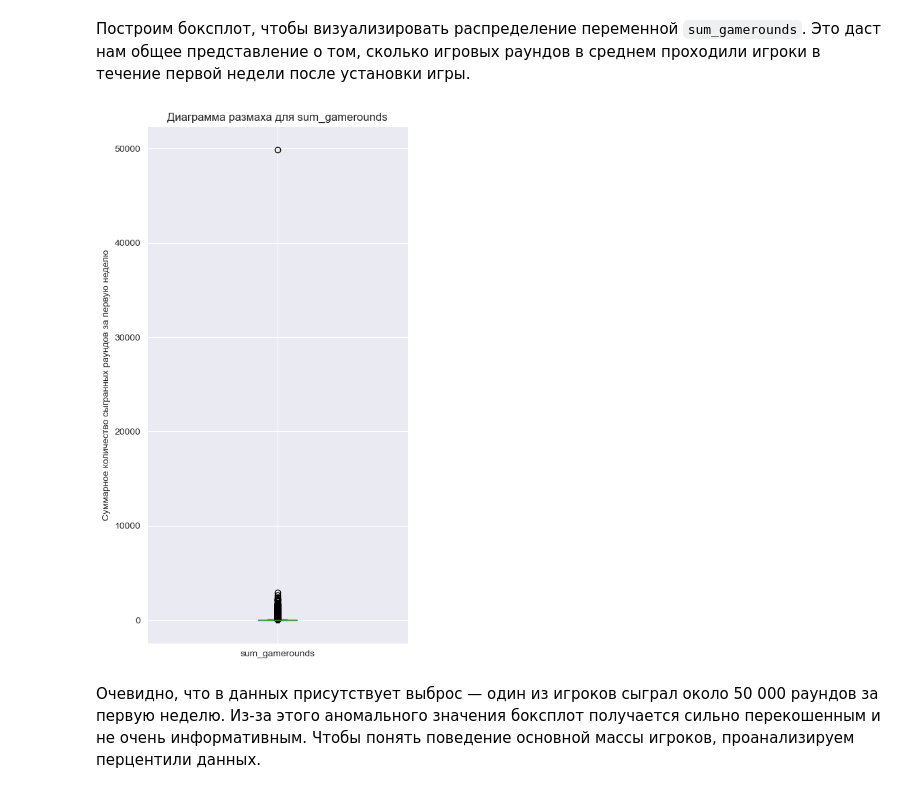
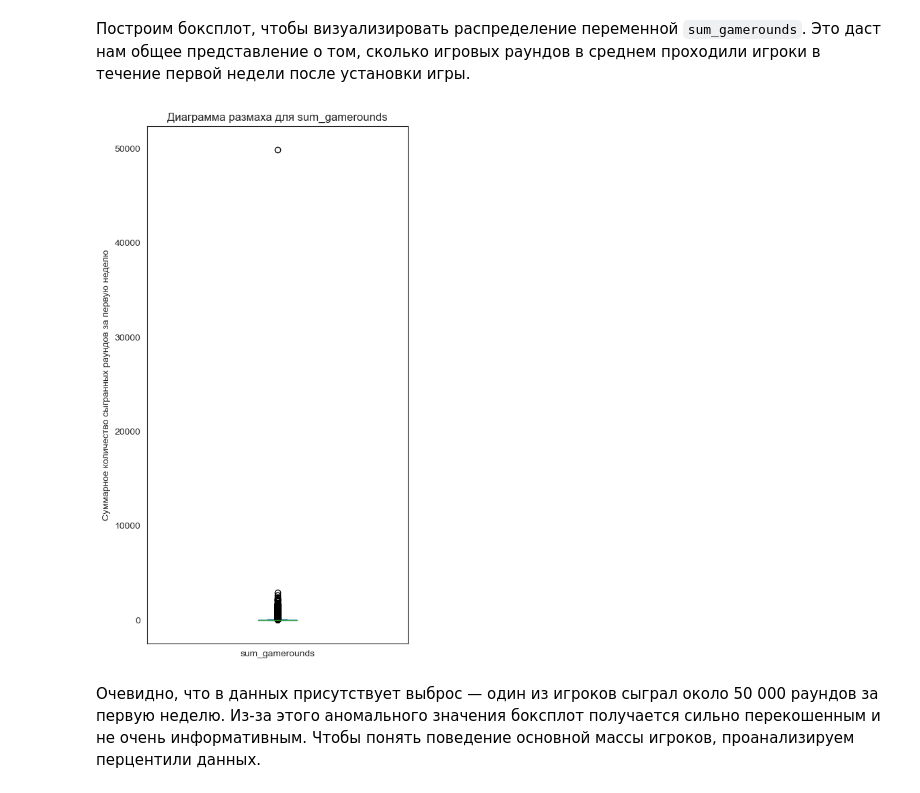
Before and after one commit to lodygin-mikhail/AB_Testing_Cookie_Cats, a Jupyter notebook: AB-test.ipynb, the cells around one changed output. Drawn from its saved outputs; the diff is of its cells as text; code cells hidden in the pictures.

```diff
--- a/AB-test.ipynb
+++ b/AB-test.ipynb
@@ -91,12 +85,13 @@ df.groupby('version').count()
 # %% [markdown]
 Построим боксплот, чтобы визуализировать распределение переменной `sum_gamerounds`. Это даст нам общее представление о том, сколько игровых раундов в среднем проходили игроки в течение первой недели после установки игры.
 # %%
+sns.set_style('white')
 df['sum_gamerounds'].plot.box(figsize=(5,10))
 plt.ylabel('Суммарное количество сыгранных раундов за первую неделю')
 plt.title('Диаграмма размаха для sum_gamerounds')
 plt.show()
 # %% [output]
-[figure, old version]
+[figure, new version]
 # %% [markdown]
 Очевидно, что в данных присутствует выброс — один из игроков сыграл около 50 000 раундов за первую неделю. Из-за этого аномального значения боксплот получается сильно перекошенным и не очень информативным. Чтобы понять поведение основной массы игроков, проанализируем перцентили данных.
 # %%
```
Also changed, not shown: parts of 15 cells of this notebook.
